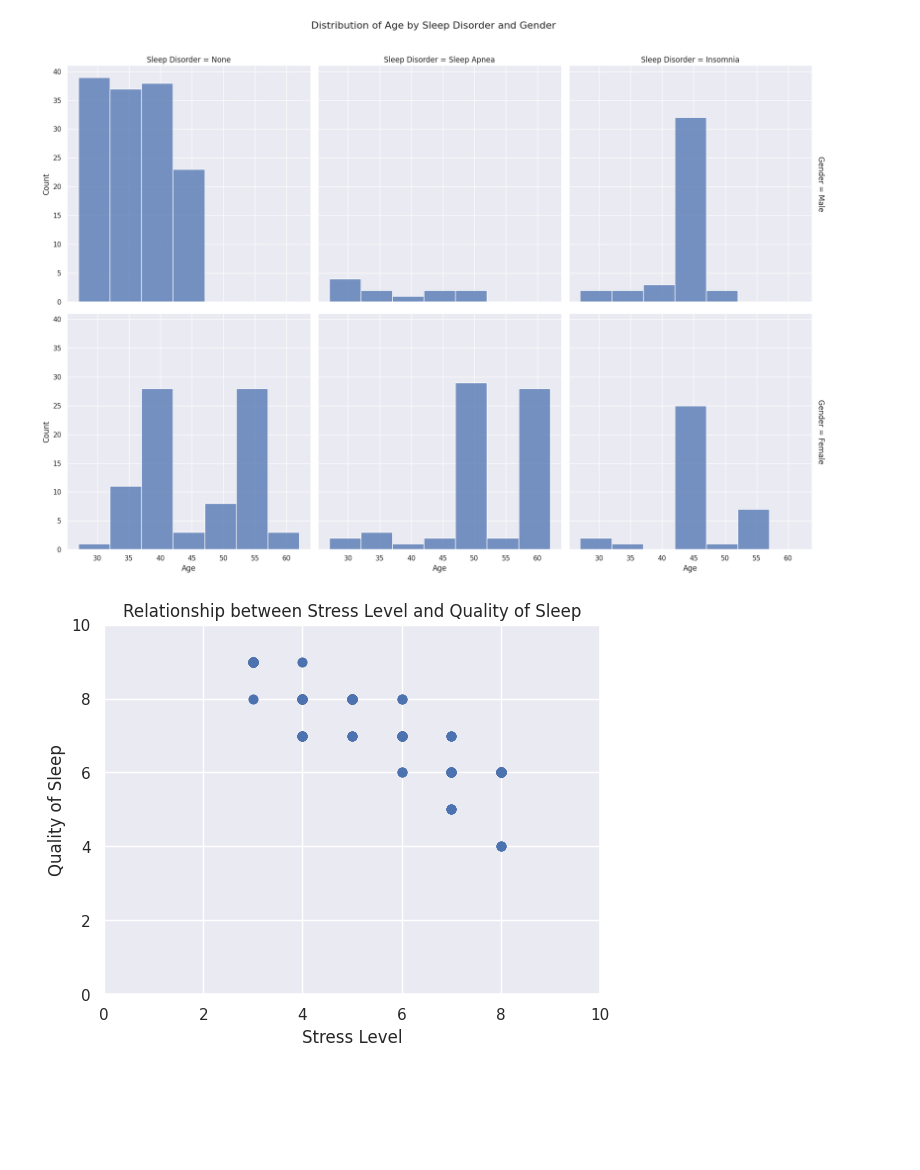
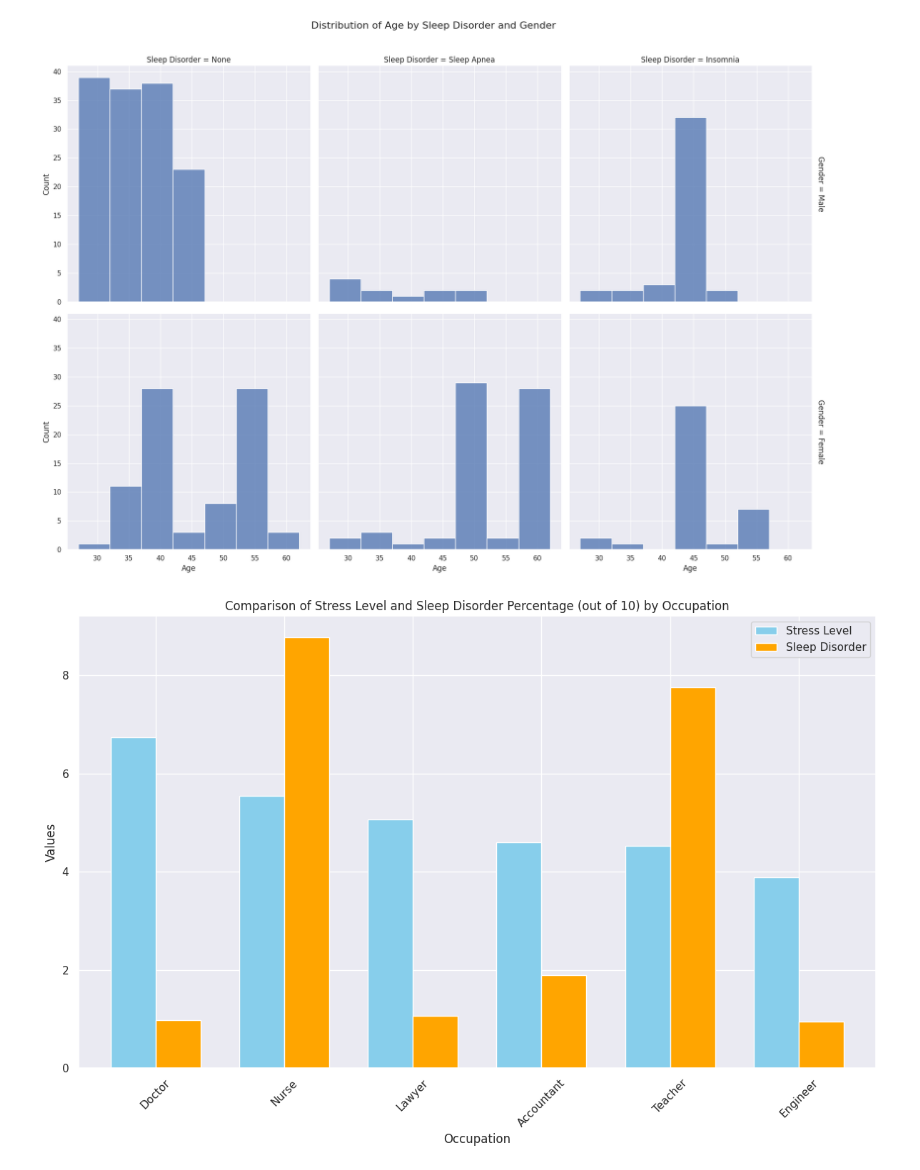
Before and after one commit to csmotherman/CSC302-Midterm, a Jupyter notebook: CSC202_Group_2_Midterm.ipynb, the cells around one changed output. Saved outputs shown, nothing was run; the diff lists cells and outputs as text; code cells hidden in the pictures; blank space fills up the shorter version.

```diff
--- a/CSC202_Group_2_Midterm.ipynb
+++ b/CSC202_Group_2_Midterm.ipynb
@@ -146,13 +111,20 @@ plot.fig.suptitle("Distribution of Age by Sleep Disorder and Gender", y=1.05, fo
 # %% [output]
 Text(0.5, 1.05, 'Distribution of Age by Sleep Disorder and Gender')
 [figure]
-# %%
-plt.scatter(data=df, x='Stress Level', y='Quality of Sleep')
-plt.title('Relationship between Stress Level and Quality of Sleep')
-plt.xlabel('Stress Level')
-plt.ylabel('Quality of Sleep')
-plt.xlim(0,10)
-plt.ylim(0,10)
-plt.show()
-# %% [output]
-[figure, removed]
+# %%
+grouped_df = clean_df.copy()
+grouped_df['Sleep Disorder'].replace({'None': 0, 'Sleep Apnea': 1, 'Insomnia': 1}, inplace=True)
+stress_df = clean_df.groupby('Occupation')['Stress Level'].mean()
+occupation_disorder = grouped_df.groupby('Occupation')['Sleep Disorder'].mean() * 10
+group = pd.concat([stress_df, occupation_disorder], axis=1).sort_values(by = 'Stress Level', ascending = False)
+
+group.plot(kind='bar', width=0.7, color=['skyblue', 'orange'], figsize=(12, 8))
+plt.xlabel('Occupation')
+plt.ylabel('Values')
+plt.title('Comparison of Stress Level and Sleep Disorder Percentage (out of 10) by Occupation')
+plt.xticks(rotation=45)
+plt.legend()
+plt.tight_layout()
+plt.show()
+# %% [output]
+[figure, added]
```
Also changed, not shown: parts of 10 cells of this notebook.
